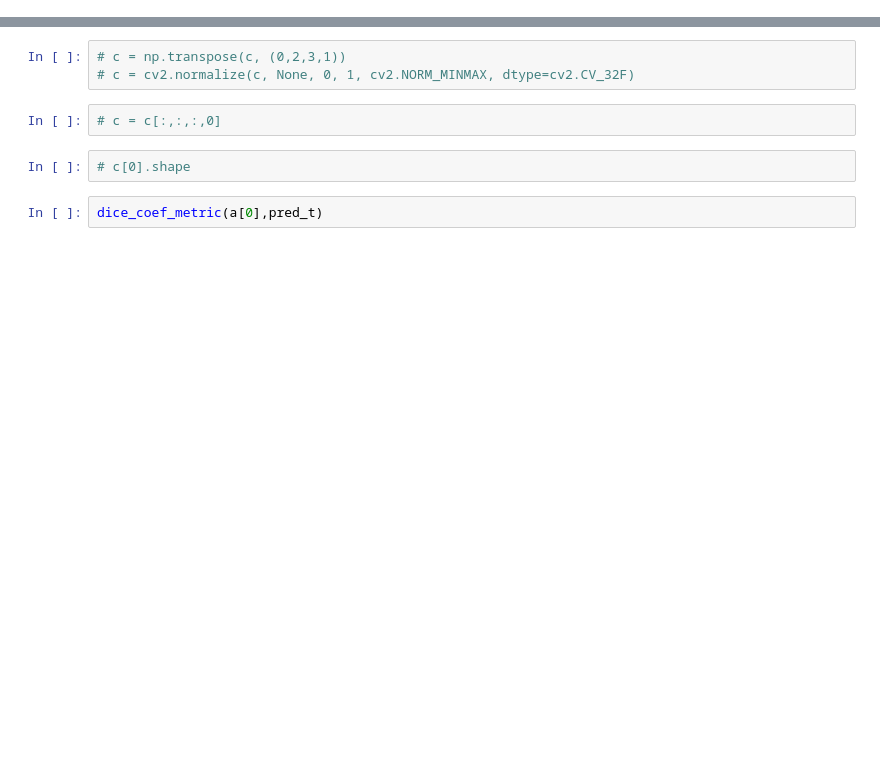
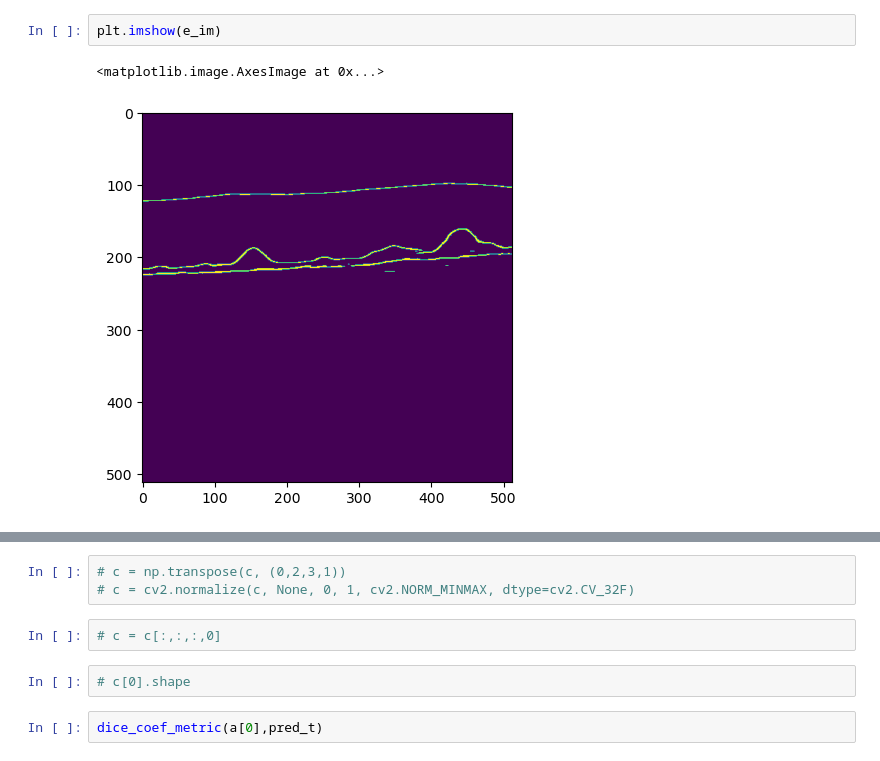
Before and after one commit to ManuelBradicic42/RaRetina, a Jupyter notebook: main.ipynb, the cells around one changed output, grey strips where cells are left out. Cells and saved outputs as stored; diff of their text form; blank space fills up the shorter version.

```diff
--- a/main.ipynb
+++ b/main.ipynb
@@ -50,2 +127,7 @@ plt.show()
+# %%
+plt.imshow(e_im)
+# %% [output]
+<matplotlib.image.AxesImage at 0x...>
+[figure, added]
 # %%
 print(c.shape)
```
Also changed, not shown: parts of 35 cells of this notebook, 7 other files.
